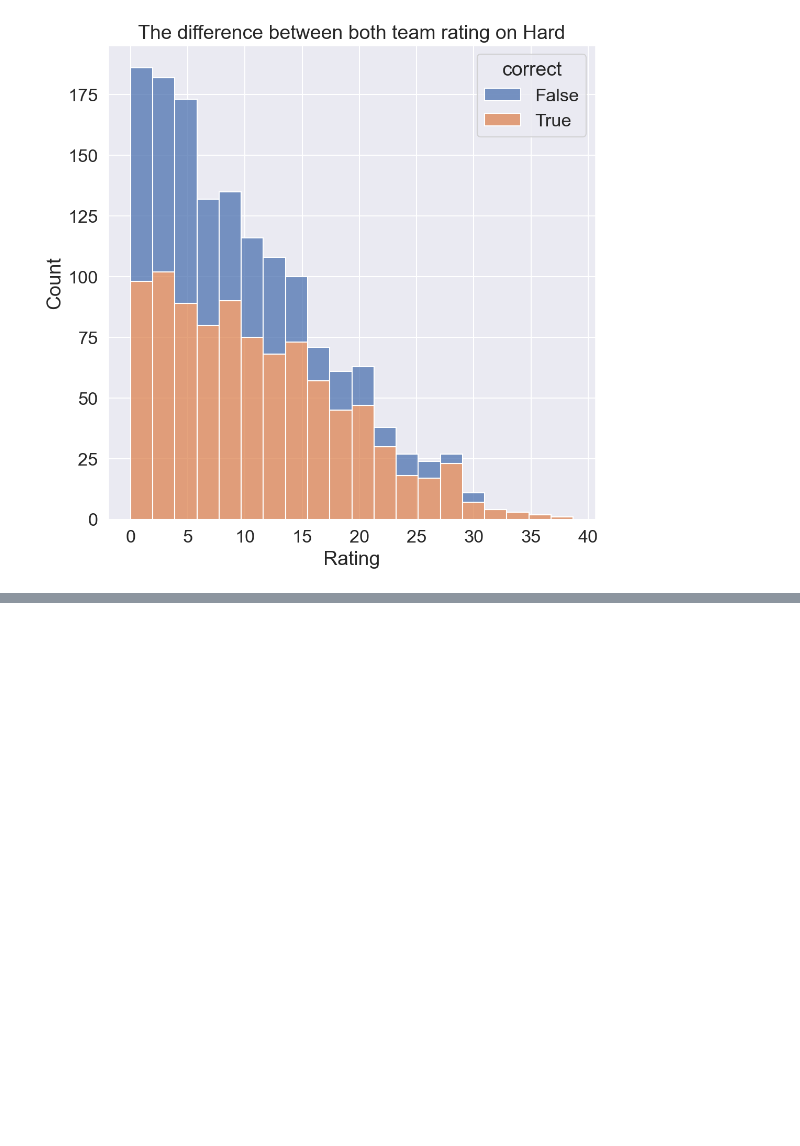
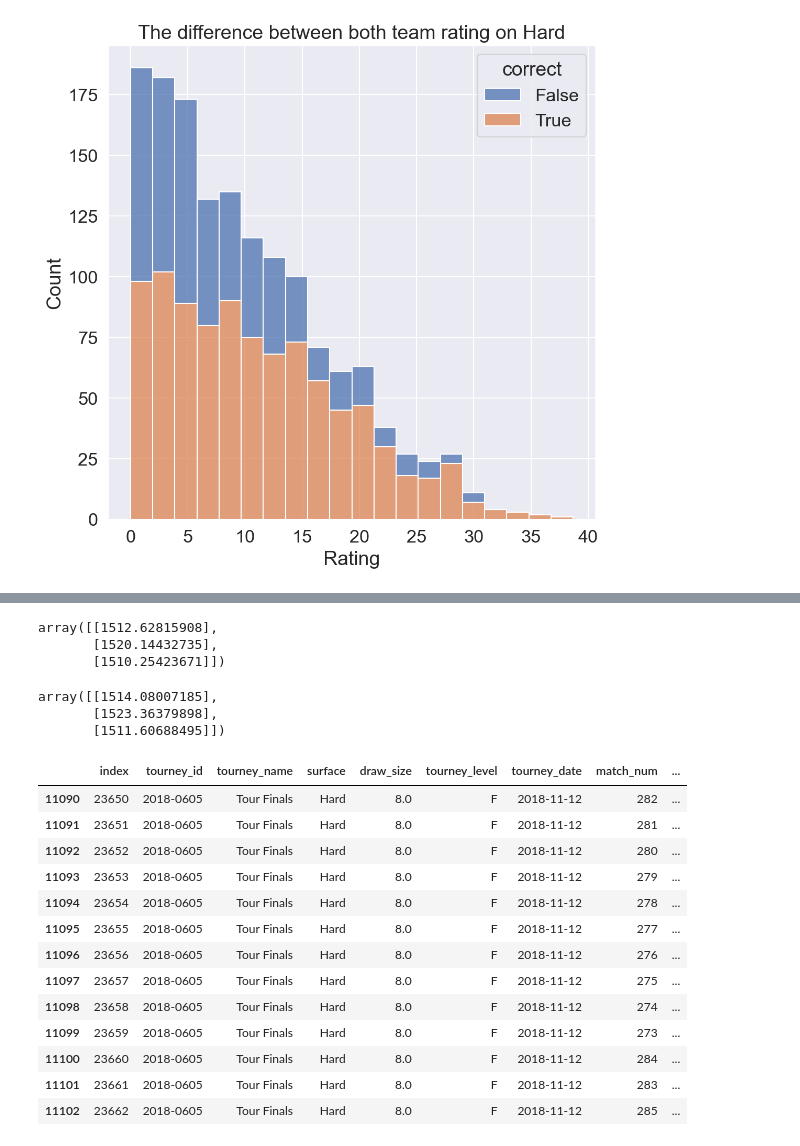
Before and after one commit to sinker048/thesis, a Jupyter notebook: Generalize Bradley-Terry Surface Model.ipynb, the cells around one changed output, grey strips where cells are left out. Saved outputs shown, nothing was run; the diff lists cells and outputs as text; code cells hidden in the pictures; blank space fills up the shorter version.

```diff
--- a/Generalize Bradley-Terry Surface Model.ipynb
+++ b/Generalize Bradley-Terry Surface Model.ipynb
@@ -812,0 +830,31 @@ plt.savefig('C:/Users/ching/Desktop/paper/image/hard_rating_diff.png')
+# %%
+player_ratings[0][-1]['Mike Bryan']
+# %% [output]
+array([[1512.62815908],
+       [1520.14432735],
+       [1510.25423671]])
+# %%
+player_ratings[0][-1]['Bob Bryan']
+# %% [output]
+array([[1514.08007185],
+       [1523.36379898],
+       [1511.60688495]])
+# %%
+tour_2018 = to_use[to_use['tourney_name']=='Tour Finals'][to_use[to_use['tourney_name']=='Tour Finals']['tourney_date'].dt.year==2018]
+# %%
+tour_2018
+# %% [output]
+|  | index | tourney_id | tourney_name | surface | draw_size | tourney_level | tourney_date | match_num | ... |
+| 11090 | 23650 | 2018-0605 | Tour Finals | Hard | 8.0 | F | 2018-11-12 | 282 | ... |
+| 11091 | 23651 | 2018-0605 | Tour Finals | Hard | 8.0 | F | 2018-11-12 | 281 | ... |
+| 11092 | 23652 | 2018-0605 | Tour Finals | Hard | 8.0 | F | 2018-11-12 | 280 | ... |
+| 11093 | 23653 | 2018-0605 | Tour Finals | Hard | 8.0 | F | 2018-11-12 | 279 | ... |
+| 11094 | 23654 | 2018-0605 | Tour Finals | Hard | 8.0 | F | 2018-11-12 | 278 | ... |
+| 11095 | 23655 | 2018-0605 | Tour Finals | Hard | 8.0 | F | 2018-11-12 | 277 | ... |
+| 11096 | 23656 | 2018-0605 | Tour Finals | Hard | 8.0 | F | 2018-11-12 | 276 | ... |
+| 11097 | 23657 | 2018-0605 | Tour Finals | Hard | 8.0 | F | 2018-11-12 | 275 | ... |
+| 11098 | 23658 | 2018-0605 | Tour Finals | Hard | 8.0 | F | 2018-11-12 | 274 | ... |
+| 11099 | 23659 | 2018-0605 | Tour Finals | Hard | 8.0 | F | 2018-11-12 | 273 | ... |
+| 11100 | 23660 | 2018-0605 | Tour Finals | Hard | 8.0 | F | 2018-11-12 | 284 | ... |
+| 11101 | 23661 | 2018-0605 | Tour Finals | Hard | 8.0 | F | 2018-11-12 | 283 | ... |
+| 11102 | 23662 | 2018-0605 | Tour Finals | Hard | 8.0 | F | 2018-11-12 | 285 | ... |
```
Also changed, not shown: parts of 3 cells of this notebook.
